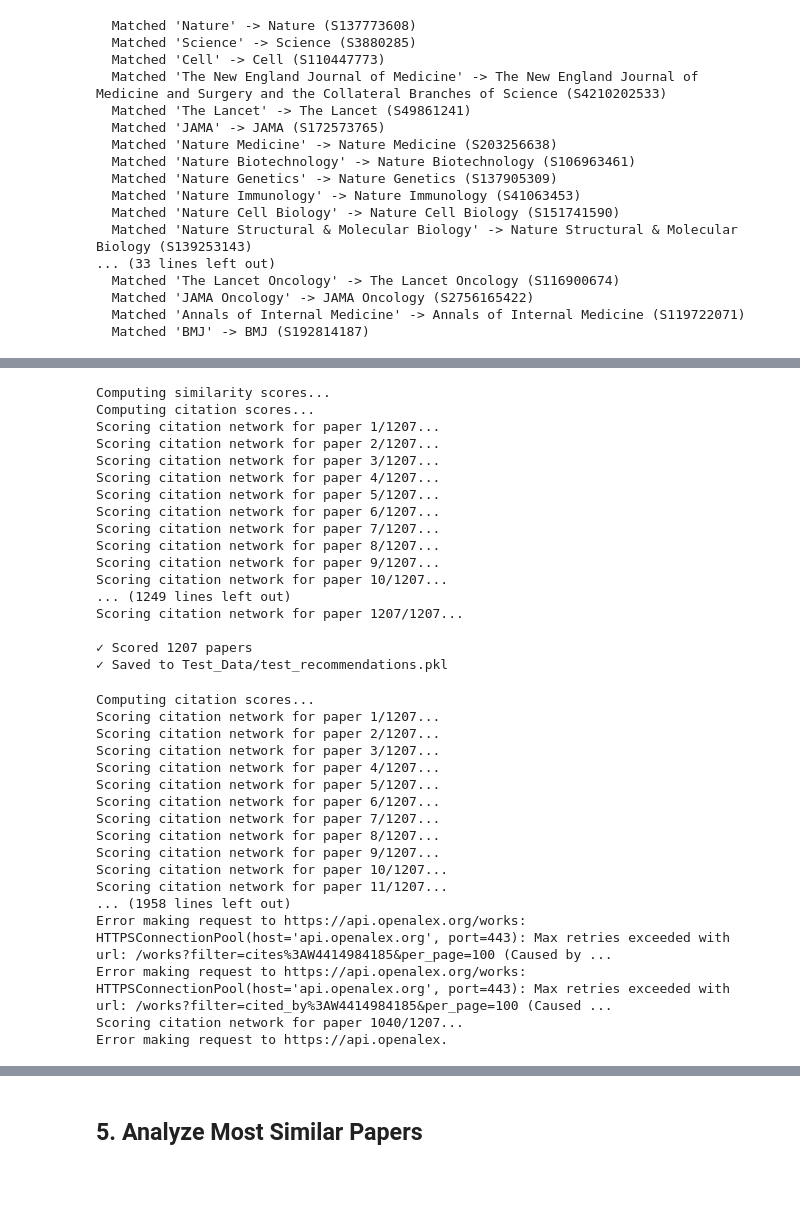
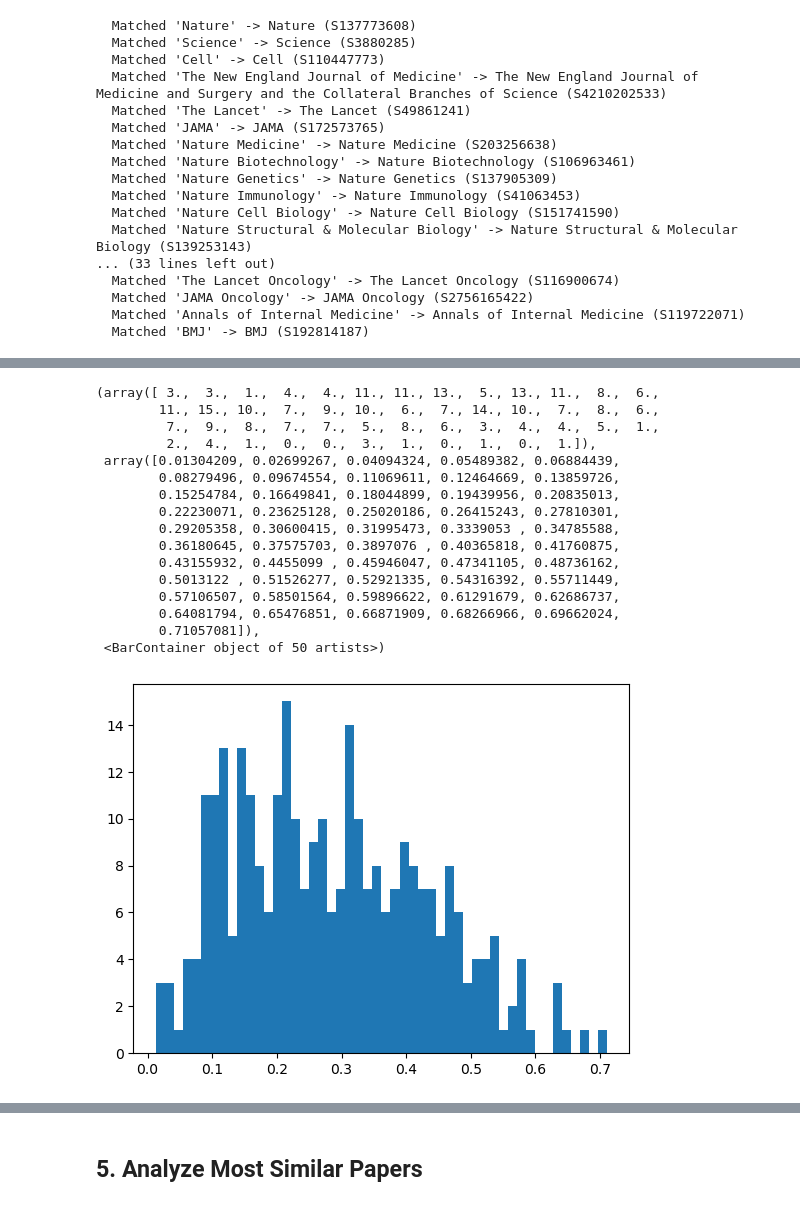
Before and after one commit to dylkot/Corall, a Jupyter notebook: Testing/exploration_notebook.ipynb, the cells around one changed output, grey strips where cells are left out. Saved outputs shown, nothing was run; the diff lists cells and outputs as text; code cells hidden in the pictures; blank space fills up the shorter version.

```diff
--- a/Testing/exploration_notebook.ipynb
+++ b/Testing/exploration_notebook.ipynb
@@ -348,8 +665,24 @@ Note: This uses default journal filtering
+# %%
+plt.hist(sub300['similarity_score'], bins=50)
+# %% [output]
+(array([ 3.,  3.,  1.,  4.,  4., 11., 11., 13.,  5., 13., 11.,  8.,  6.,
+        11., 15., 10.,  7.,  9., 10.,  6.,  7., 14., 10.,  7.,  8.,  6.,
+         7.,  9.,  8.,  7.,  7.,  5.,  8.,  6.,  3.,  4.,  4.,  5.,  1.,
+         2.,  4.,  1.,  0.,  0.,  3.,  1.,  0.,  1.,  0.,  1.]),
+ array([0.01304209, 0.02699267, 0.04094324, 0.05489382, 0.06884439,
+        0.08279496, 0.09674554, 0.11069611, 0.12464669, 0.13859726,
+        0.15254784, 0.16649841, 0.18044899, 0.19439956, 0.20835013,
+        0.22230071, 0.23625128, 0.25020186, 0.26415243, 0.27810301,
+        0.29205358, 0.30600415, 0.31995473, 0.3339053 , 0.34785588,
+        0.36180645, 0.37575703, 0.3897076 , 0.40365818, 0.41760875,
+        0.43155932, 0.4455099 , 0.45946047, 0.47341105, 0.48736162,
+        0.5013122 , 0.51526277, 0.52921335, 0.54316392, 0.55711449,
+        0.57106507, 0.58501564, 0.59896622, 0.61291679, 0.62686737,
+        0.64081794, 0.65476851, 0.66871909, 0.68266966, 0.69662024,
+        0.71057081]),
+ <BarContainer object of 50 artists>)
+[figure, added]
 # %%
-# Compute scores for test candidates
-print("Computing similarity scores...")
-test_candidates = similarity_engine.compute_similarity(test_candidates)
-
 print("Computing citation scores...")
 test_candidates = citation_scorer.compute_advanced_citation_scores(openalex, test_candidates, max_citations=10, max_references=10)
 
@@ -373,42 +706,3 @@ with open(TEST_DATA_DIR / 'test_recommendations.pkl', 'wb') as f:
     pickle.dump(test_candidates, f)
 
 print(f"✓ Saved to {TEST_DATA_DIR / 'test_recommendations.pkl'}")
-# %% [output]
-Computing similarity scores...
-Computing citation scores...
-Scoring citation network for paper 1/1207...
-Scoring citation network for paper 2/1207...
-Scoring citation network for paper 3/1207...
-Scoring citation network for paper 4/1207...
-Scoring citation network for paper 5/1207...
-Scoring citation network for paper 6/1207...
-Scoring citation network for paper 7/1207...
-Scoring citation network for paper 8/1207...
-Scoring citation network for paper 9/1207...
-Scoring citation network for paper 10/1207...
-... (1249 lines left out)
-Scoring citation network for paper 1207/1207...
-
-✓ Scored 1207 papers
-✓ Saved to Test_Data/test_recommendations.pkl
-# %%
-print("Computing citation scores...")
-test_candidates = citation_scorer.compute_advanced_citation_scores(openalex, test_candidates, max_citations=100, max_references=100)
-# %% [output]
-Computing citation scores...
-Scoring citation network for paper 1/1207...
-Scoring citation network for paper 2/1207...
-Scoring citation network for paper 3/1207...
-Scoring citation network for paper 4/1207...
-Scoring citation network for paper 5/1207...
-Scoring citation network for paper 6/1207...
-Scoring citation network for paper 7/1207...
-Scoring citation network for paper 8/1207...
-Scoring citation network for paper 9/1207...
-Scoring citation network for paper 10/1207...
-Scoring citation network for paper 11/1207...
-... (1958 lines left out)
-Error making request to https://api.openalex.org/works: HTTPSConnectionPool(host='api.openalex.org', port=443): Max retries exceeded with url: /works?filter=cites%3AW4414984185&per_page=100 (Caused by ...
-Error making request to https://api.openalex.org/works: HTTPSConnectionPool(host='api.openalex.org', port=443): Max retries exceeded with url: /works?filter=cited_by%3AW4414984185&per_page=100 (Caused ...
-Scoring citation network for paper 1040/1207...
-Error making request to https://api.openalex.
```
Also changed, not shown: parts of 33 cells of this notebook, 10 other files.
